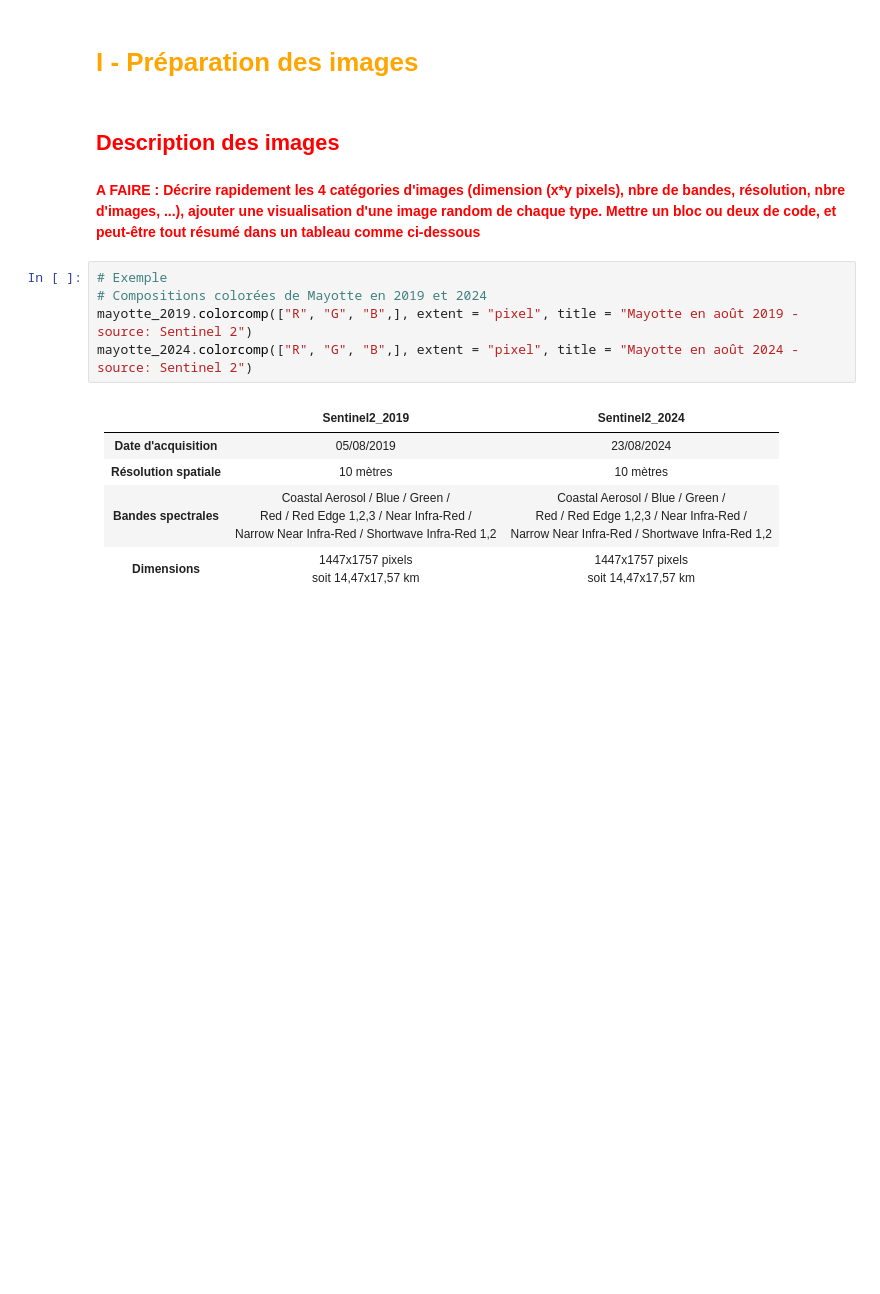
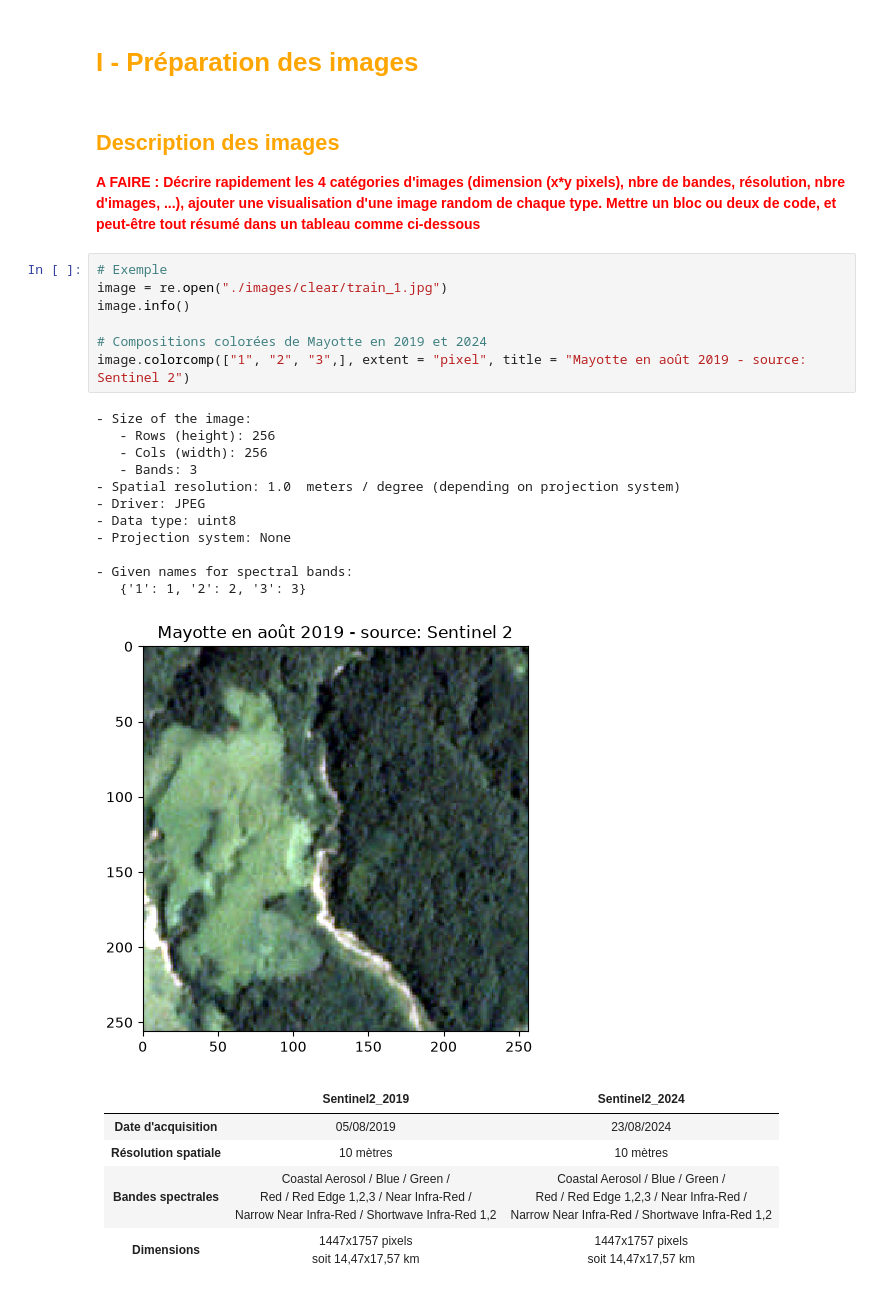
Before and after one commit to BenjaminMAUFROY/MLB, a Jupyter notebook: projet_MLB.ipynb, the cells around one changed output. Saved outputs shown, nothing was run; the diff lists cells and outputs as text; blank space fills up the shorter version.

```diff
--- a/projet_MLB.ipynb
+++ b/projet_MLB.ipynb
@@ -33,16 +33,30 @@ import rastereasy as re
 import sklearn as skl
 # %% [markdown]
 # <span style="color:orange">**I - Préparation des images**</span>
-# %% [markdown]
-## <span style="color:red">Description des images</span>
 # %% [markdown]
+## <span style="color:orange">Description des images</span>
 <span style="color:red">**A FAIRE : Décrire rapidement les 4 catégories d'images (dimension (x*y pixels), nbre de bandes, résolution, nbre d'images, ...), ajouter une visualisation d'une image random de chaque type.  Mettre un bloc ou deux de code, et peut-être tout résumé dans un tableau comme ci-dessous**
 </span>
 # %%
 # Exemple
+image = re.open("./images/clear/train_1.jpg")
+image.info()
+
 # Compositions colorées de Mayotte en 2019 et 2024
-mayotte_2019.colorcomp(["R", "G", "B",], extent = "pixel", title = "Mayotte en août 2019 - source: Sentinel 2")
-mayotte_2024.colorcomp(["R", "G", "B",], extent = "pixel", title = "Mayotte en août 2024 - source: Sentinel 2")
+image.colorcomp(["1", "2", "3",], extent = "pixel", title = "Mayotte en août 2019 - source: Sentinel 2")
+# %% [output]
+- Size of the image:
+   - Rows (height): 256
+   - Cols (width): 256
+   - Bands: 3
+- Spatial resolution: 1.0  meters / degree (depending on projection system)
+- Driver: JPEG
+- Data type: uint8
+- Projection system: None
+
+- Given names for spectral bands:
+   {'1': 1, '2': 2, '3': 3}
+[figure, added]
 # %% [markdown]
 | | <center>Sentinel2_2019<center> | <center>Sentinel2_2024<center> |
 |-|-|-|
```
Also changed, not shown: parts of 46 cells of this notebook.
